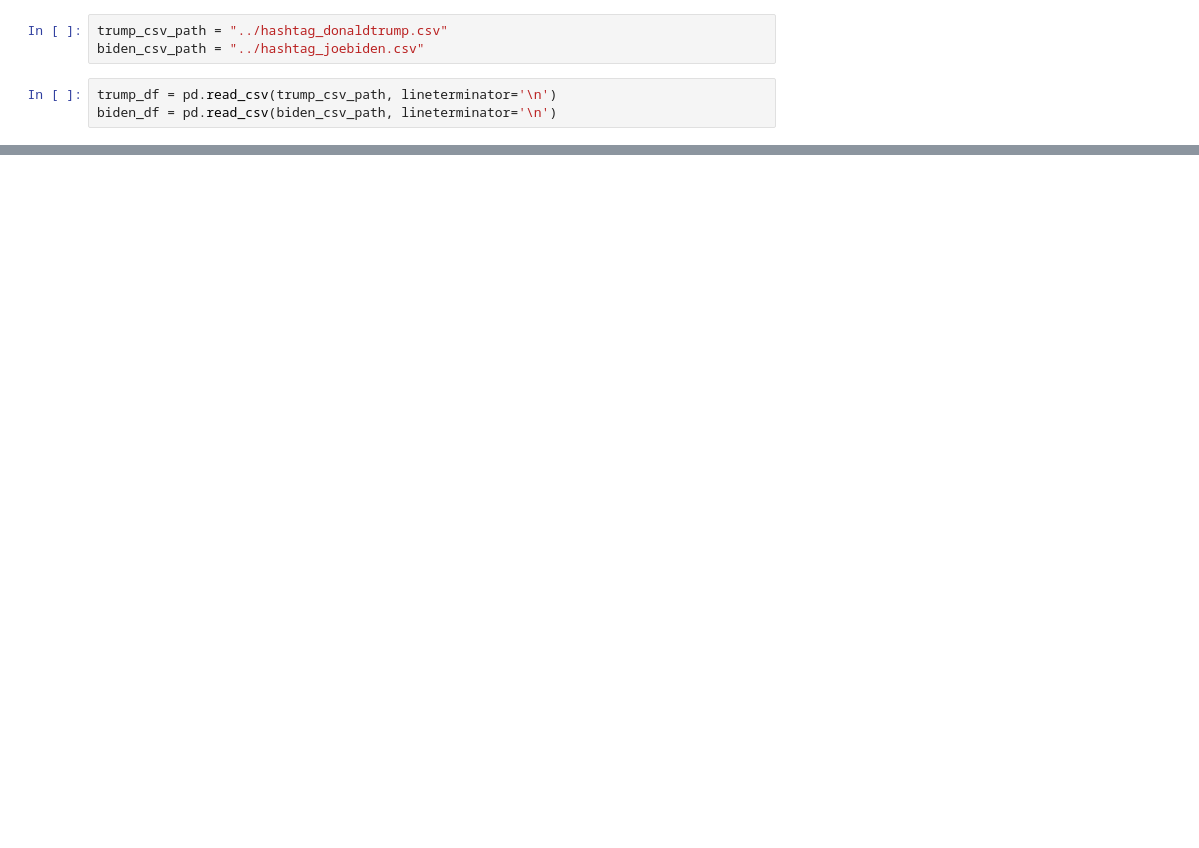
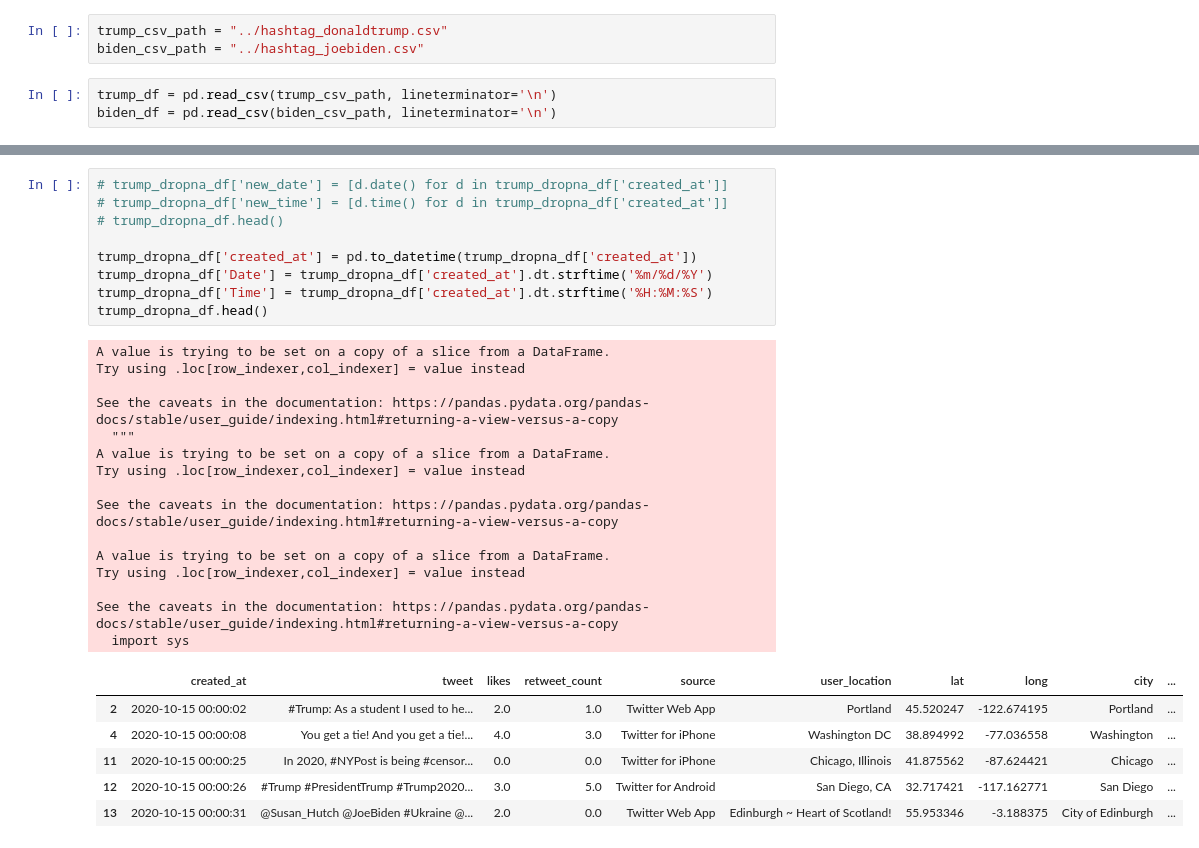
Before and after one commit to olivedisaster/Project-2, a Jupyter notebook: write_data.ipynb, the cells around one changed output, grey strips where cells are left out. Saved outputs shown, nothing was run; the diff lists cells and outputs as text; blank space fills up the shorter version.

```diff
--- a/write_data.ipynb
+++ b/write_data.ipynb
@@ -50,0 +80,31 @@ trump_null
+# %%
+# trump_dropna_df['new_date'] = [d.date() for d in trump_dropna_df['created_at']]
+# trump_dropna_df['new_time'] = [d.time() for d in trump_dropna_df['created_at']]
+# trump_dropna_df.head()
+
+trump_dropna_df['created_at'] = pd.to_datetime(trump_dropna_df['created_at'])
+trump_dropna_df['Date'] = trump_dropna_df['created_at'].dt.strftime('%m/%d/%Y')
+trump_dropna_df['Time'] = trump_dropna_df['created_at'].dt.strftime('%H:%M:%S')
+trump_dropna_df.head()
+# %% [output]
+A value is trying to be set on a copy of a slice from a DataFrame.
+Try using .loc[row_indexer,col_indexer] = value instead
+
+See the caveats in the documentation: https://pandas.pydata.org/pandas-docs/stable/user_guide/indexing.html#returning-a-view-versus-a-copy
+  """
+A value is trying to be set on a copy of a slice from a DataFrame.
+Try using .loc[row_indexer,col_indexer] = value instead
+
+See the caveats in the documentation: https://pandas.pydata.org/pandas-docs/stable/user_guide/indexing.html#returning-a-view-versus-a-copy
+
+A value is trying to be set on a copy of a slice from a DataFrame.
+Try using .loc[row_indexer,col_indexer] = value instead
+
+See the caveats in the documentation: https://pandas.pydata.org/pandas-docs/stable/user_guide/indexing.html#returning-a-view-versus-a-copy
+  import sys
+|  | created_at | tweet | likes | retweet_count | source | user_location | lat | long | city | ... |
+| 2 | 2020-10-15 00:00:02 | #Trump: As a student I used to he... | 2.0 | 1.0 | Twitter Web App | Portland | 45.520247 | -122.674195 | Portland | ... |
+| 4 | 2020-10-15 00:00:08 | You get a tie! And you get a tie!... | 4.0 | 3.0 | Twitter for iPhone | Washington DC | 38.894992 | -77.036558 | Washington | ... |
+| 11 | 2020-10-15 00:00:25 | In 2020, #NYPost is being #censor... | 0.0 | 0.0 | Twitter for iPhone | Chicago, Illinois | 41.875562 | -87.624421 | Chicago | ... |
+| 12 | 2020-10-15 00:00:26 | #Trump #PresidentTrump #Trump2020... | 3.0 | 5.0 | Twitter for Android | San Diego, CA | 32.717421 | -117.162771 | San Diego | ... |
+| 13 | 2020-10-15 00:00:31 | @Susan_Hutch @JoeBiden #Ukraine @... | 2.0 | 0.0 | Twitter Web App | Edinburgh ~ Heart of Scotland! | 55.953346 | -3.188375 | City of Edinburgh | ... |
```
Also changed, not shown: parts of 10 cells of this notebook, 1 other file.
